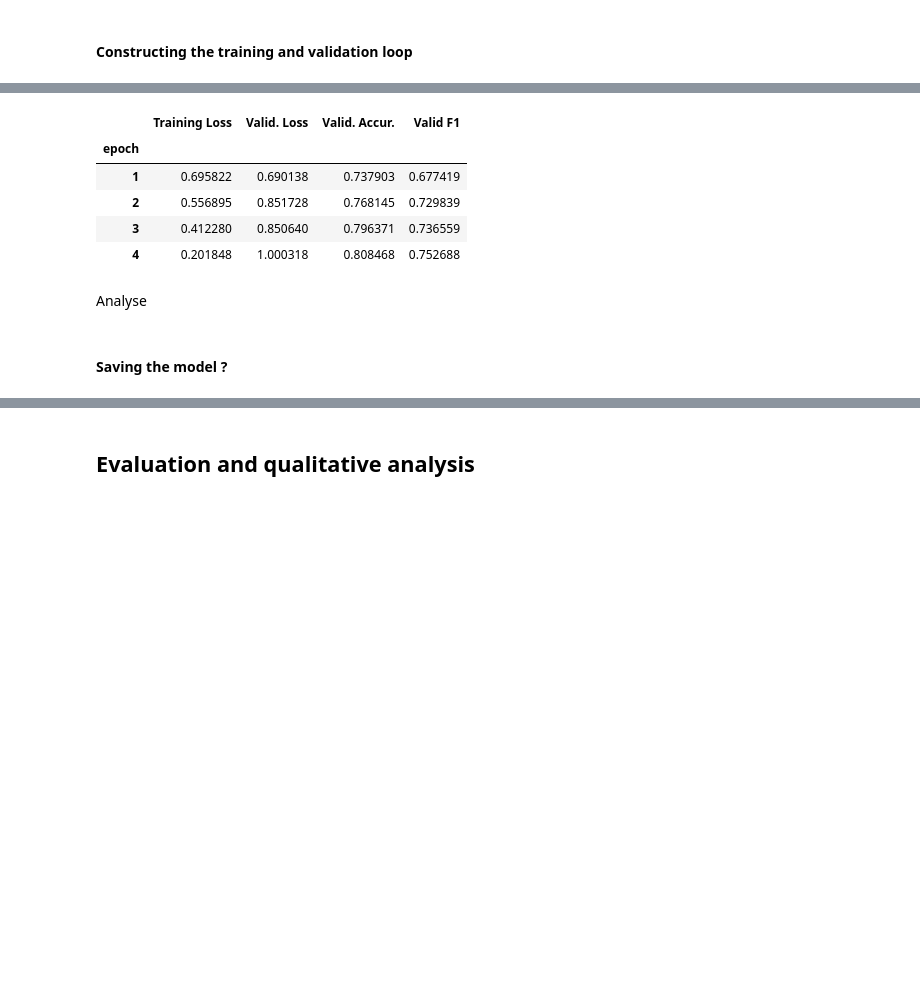
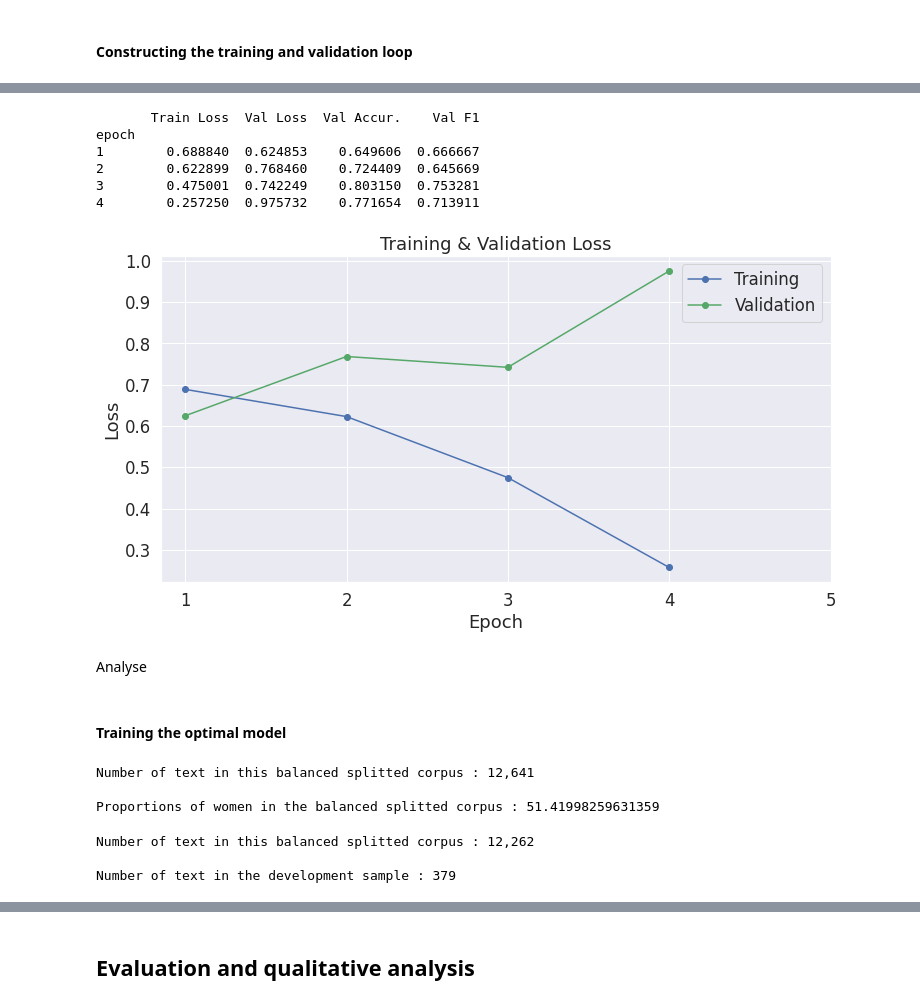
Before and after one commit to cerezamo/NLP_brouillon, a Jupyter notebook: Camembert_v2.ipynb, the cells around one changed output, grey strips where cells are left out. Saved outputs shown, nothing was run; the diff lists cells and outputs as text; code cells hidden in the pictures; blank space fills up the shorter version.

```diff
--- a/Camembert_v2.ipynb
+++ b/Camembert_v2.ipynb
@@ -375,7 +374,7 @@ We have 490 validation texts
 Data loaders created for train [0] and val [1]
 # %%
 print('############### Balanced sample split ################')
-train_loader_balanced_split, val_loader_balanced_split = prepare_to_feed(df_balanced_split,length=500,batch_size_value=2)
+train_loader_balanced_split, val_loader_balanced_split = prepare_to_feed(df_balanced_split,length=500,batch_size_value=2,length_train=0.8)
 # %% [output]
 ############### Balanced sample split ################
 Let's check for the first text indexes, attention masks and labels
@@ -748,17 +736,22 @@ Training starts
 
 Done !
-# %%
-df_stats = pd.DataFrame(data=results_balanced_split)
-df_stats = df_stats.set_index('epoch')
-df_stats
-# %% [output]
-|  | Training Loss | Valid. Loss | Valid. Accur. | Valid F1 |
-| epoch |  |  |  |  |
-| 1 | 0.695822 | 0.690138 | 0.737903 | 0.677419 |
-| 2 | 0.556895 | 0.851728 | 0.768145 | 0.729839 |
-| 3 | 0.412280 | 0.850640 | 0.796371 | 0.736559 |
-| 4 | 0.201848 | 1.000318 | 0.808468 | 0.752688 |
+# %%
+report_model_1(results_balanced_split)
+# %% [output]
+       Train Loss  Val Loss  Val Accur.    Val F1
+epoch
+1        0.688840  0.624853    0.649606  0.666667
+2        0.622899  0.768460    0.724409  0.645669
+3        0.475001  0.742249    0.803150  0.753281
+4        0.257250  0.975732    0.771654  0.713911
+[figure, added]
 # %% [markdown]
 Analyse
 # %% [markdown]
-#### Saving the model ?
+#### Training the optimal model
+# %%
+df_eval= balanced_splitted(df,seed_val,frac_val=1)
+# %% [output]
+Number of text in this balanced splitted corpus : 12,641
+
+Proportions of women in the balanced splitted corpus : 51.41998259631359
@@ -764,0 +760,12 @@ Analyse
+# %%
+len_train = round(0.97*len(df_eval))
+df_balanced_split= df_eval[0:len_train]
+dev_balanced_split=df_eval[len_train:len(df_eval)]
+
+# Report the number of speeches in the corpus.
+print('Number of text in this balanced splitted corpus : {:,}\n'.format(df_balanced_split.shape[0]))
+print('Number of text in the development sample : {:,}\n'.format(dev_balanced_split.shape[0]))
+# %% [output]
+Number of text in this balanced splitted corpus : 12,262
+
+Number of text in the development sample : 379
```
Also changed, not shown: parts of 42 cells of this notebook.
